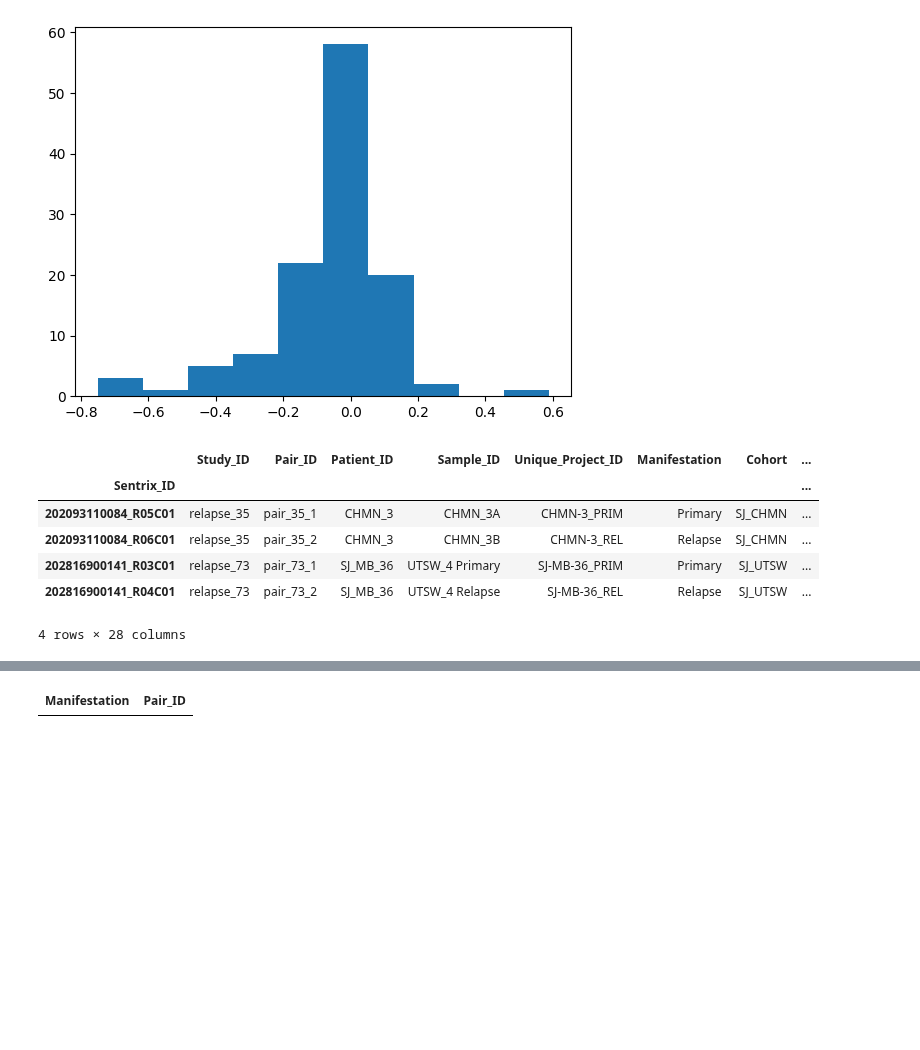
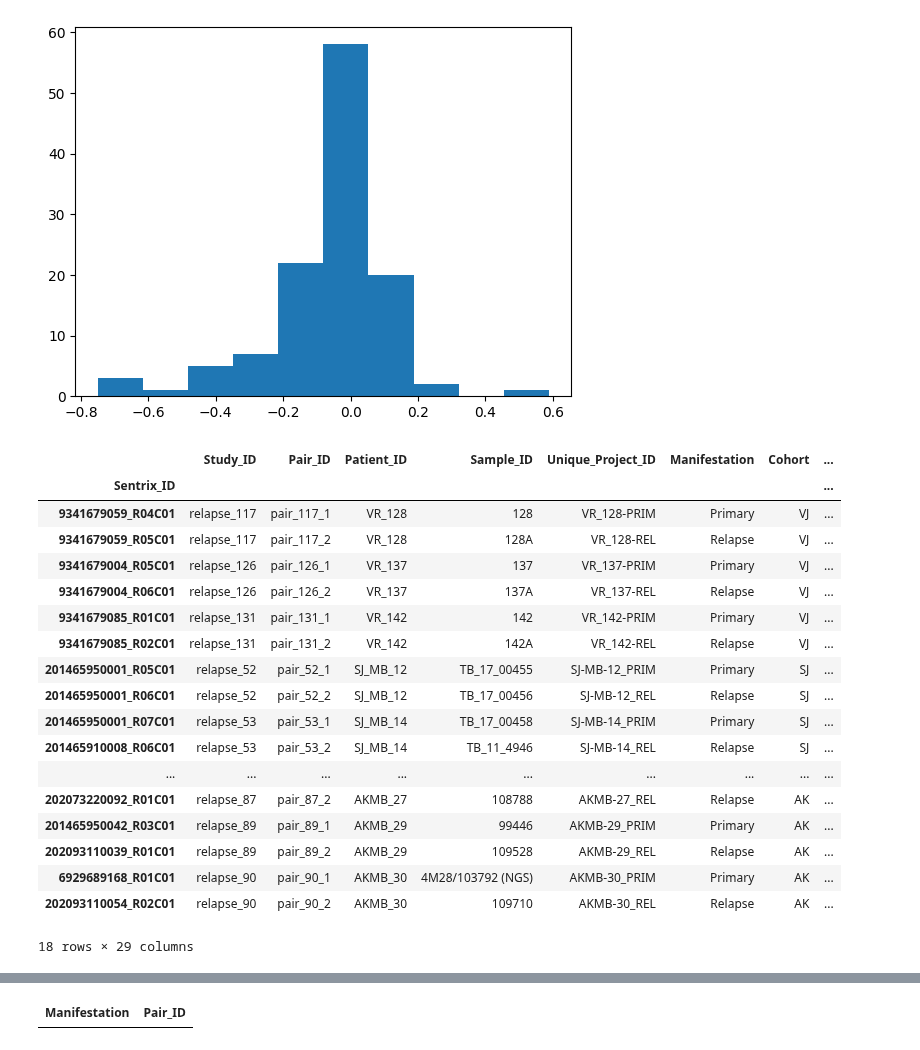
Before and after one commit to sstefan01/methylation-survival, a Jupyter notebook: scratch_eval.ipynb, the cells around one changed output, grey strips where cells are left out. Cells and saved outputs as stored; diff of their text form; code cells hidden in the pictures; blank space fills up the shorter version.

```diff
--- a/scratch_eval.ipynb
+++ b/scratch_eval.ipynb
@@ -98,3 +82,7 @@ relapse_pred = pd.read_csv('/hovestadtlab/sabina/methylation-survival/results/re
 time_bins = np.array([0, 1.9167e-02, 3.3333e-01, 5.8470e-01, 7.5000e-01, 9.4167e-01, 1.1667,1.5000e+00, 1.8333e+00, 2.0833e+00, 2.5833e+00, 3.2500e+00, 3.9000e+00,5.6667e+00, 8.2875e+00, 2.2000e+01])
 # %%
-time_bins
+relapse_pred_both = pd.read_csv('/hovestadtlab/sabina/methylation-survival/revisions/relapsed_survpreds_both_20260330.csv', header=None)
+relapse_pred_both.index = relapse_pred.index
+time_bins = np.array([0, 1.9167e-02, 3.3333e-01, 5.8470e-01, 7.5000e-01, 9.4167e-01, 1.1667e+00,
+        1.5000e+00, 1.8333e+00, 2.0833e+00, 2.5833e+00, 3.2500e+00, 3.9000e+00,
+        5.6667e+00, 8.2875e+00, 2.2000e+01])
@@ -113,8 +125,9 @@ plt.show()
 # %%
 test_samples = relapse_pred.values
+# test_samples = relapse_pred_both.values
 # test_samples = rCM_predictions.values
 pred_times = time_bins
-eval_times = np.arange(0.1, 10.01, 0.1)
+eval_times = np.arange(0.0, 10.01, 0.1)
 
 n_test_samples = test_samples.shape[0]
 interpolated_probs = np.zeros((n_test_samples, len(eval_times)))
@@ -144,7 +159,7 @@ plt.show()
 # relapse_meta = pd.read_csv('full_metadata/Relapse_metadata_ks09182019.txt', sep = '\t', index_col = 0)
 relapse_meta = pd.read_csv('full_metadata/relapse_meta_with_mantis_probs_20261703.csv', index_col = 0)
 relapse_meta.Exclude_for_pairs.value_counts()
-relapse_meta["MANTIS_prob_met"] = interpolated_probs[:, 51]
+relapse_meta["MANTIS_prob_modelboth"] = interpolated_probs[:, 51]
 # %%
 
 relapse_meta
@@ -224,8 +222,13 @@ bad_pairs = bad_pairs[
 
 print(bad_pairs)
 
+# mantis_wide = (
+#     pair2.pivot(index="pair_base", columns="Manifestation", values="MANTIS_prob_met")
+#     .rename(columns={"Primary": "x", "Relapse": "y"})
+# )
+
 mantis_wide = (
-    pair2.pivot(index="pair_base", columns="Manifestation", values="MANTIS_prob_met")
+    pair2.pivot(index="pair_base", columns="Manifestation", values="MANTIS_prob")
     .rename(columns={"Primary": "x", "Relapse": "y"})
 )
 
@@ -244,10 +247,18 @@ cohort_wide = (
     })
 )
 
+cancer_pred_wide = (
+    pair2.pivot(index="pair_base", columns="Manifestation", values="Final_prediction")
+    .rename(columns={
+        "Primary": "primary_cancer_pred",
+        "Relapse": "relapse_cancer_pred"
+     })
+)
 pair_xy = (
     mantis_wide
     .join(sample_wide)
     .join(cohort_wide)
+    .join(cancer_pred_wide)
     .reset_index()
 )
 
@@ -315,19 +426,31 @@ plt.hist(pair_xy["y"] - pair_xy["x"])
  <BarContainer object of 10 artists>)
 [figure]
 # %%
-hits = pair_xy.loc[pair_xy["y"] > (pair_xy["x"] + 0.4)].copy()
-# hits = pair_xy.loc[pair_xy["x"] > (pair_xy["y"] + 0.4)].copy()
+# hits = pair_xy.loc[pair_xy["y"] > (pair_xy["x"] + 0.4)].copy()
+hits = pair_xy.loc[pair_xy["x"] > (pair_xy["y"] + 0.3)].copy()
 sample_ids = pd.unique(
     hits[["primary_sample", "relapse_sample"]].to_numpy().ravel()
 )
 
 rows = relapse_meta[relapse_meta["Sample_ID"].isin(sample_ids)].copy()
 rows
 # %% [output]
 |  | Study_ID | Pair_ID | Patient_ID | Sample_ID | Unique_Project_ID | Manifestation | Cohort | ... |
 | Sentrix_ID |  |  |  |  |  |  |  | ... |
-| 202093110084_R05C01 | relapse_35 | pair_35_1 | CHMN_3 | CHMN_3A | CHMN-3_PRIM | Primary | SJ_CHMN | ... |
-| 202093110084_R06C01 | relapse_35 | pair_35_2 | CHMN_3 | CHMN_3B | CHMN-3_REL | Relapse | SJ_CHMN | ... |
-| 202816900141_R03C01 | relapse_73 | pair_73_1 | SJ_MB_36 | UTSW_4 Primary | SJ-MB-36_PRIM | Primary | SJ_UTSW | ... |
-| 202816900141_R04C01 | relapse_73 | pair_73_2 | SJ_MB_36 | UTSW_4 Relapse | SJ-MB-36_REL | Relapse | SJ_UTSW | ... |
+| 9341679059_R04C01 | relapse_117 | pair_117_1 | VR_128 | 128 | VR_128-PRIM | Primary | VJ | ... |
+| 9341679059_R05C01 | relapse_117 | pair_117_2 | VR_128 | 128A | VR_128-REL | Relapse | VJ | ... |
+| 9341679004_R05C01 | relapse_126 | pair_126_1 | VR_137 | 137 | VR_137-PRIM | Primary | VJ | ... |
+| 9341679004_R06C01 | relapse_126 | pair_126_2 | VR_137 | 137A | VR_137-REL | Relapse | VJ | ... |
+| 9341679085_R01C01 | relapse_131 | pair_131_1 | VR_142 | 142 | VR_142-PRIM | Primary | VJ | ... |
+| 9341679085_R02C01 | relapse_131 | pair_131_2 | VR_142 | 142A | VR_142-REL | Relapse | VJ | ... |
+| 201465950001_R05C01 | relapse_52 | pair_52_1 | SJ_MB_12 | TB_17_00455 | SJ-MB-12_PRIM | Primary | SJ | ... |
+| 201465950001_R06C01 | relapse_52 | pair_52_2 | SJ_MB_12 | TB_17_00456 | SJ-MB-12_REL | Relapse | SJ | ... |
+| 201465950001_R07C01 | relapse_53 | pair_53_1 | SJ_MB_14 | TB_17_00458 | SJ-MB-14_PRIM | Primary | SJ | ... |
+| 201465910008_R06C01 | relapse_53 | pair_53_2 | SJ_MB_14 | TB_11_4946 | SJ-MB-14_REL | Relapse | SJ | ... |
+| ... | ... | ... | ... | ... | ... | ... | ... | ... |
+| 202073220092_R01C01 | relapse_87 | pair_87_2 | AKMB_27 | 108788 | AKMB-27_REL | Relapse | AK | ... |
+| 201465950042_R03C01 | relapse_89 | pair_89_1 | AKMB_29 | 99446 | AKMB-29_PRIM | Primary | AK | ... |
+| 202093110039_R01C01 | relapse_89 | pair_89_2 | AKMB_29 | 109528 | AKMB-29_REL | Relapse | AK | ... |
+| 6929689168_R01C01 | relapse_90 | pair_90_1 | AKMB_30 | 4M28/103792 (NGS) | AKMB-30_PRIM | Primary | AK | ... |
+| 202093110054_R02C01 | relapse_90 | pair_90_2 | AKMB_30 | 109710 | AKMB-30_REL | Relapse | AK | ... |
-4 rows × 28 columns
+18 rows × 29 columns
```
Also changed, not shown: parts of 21 cells of this notebook, 5 other files.
